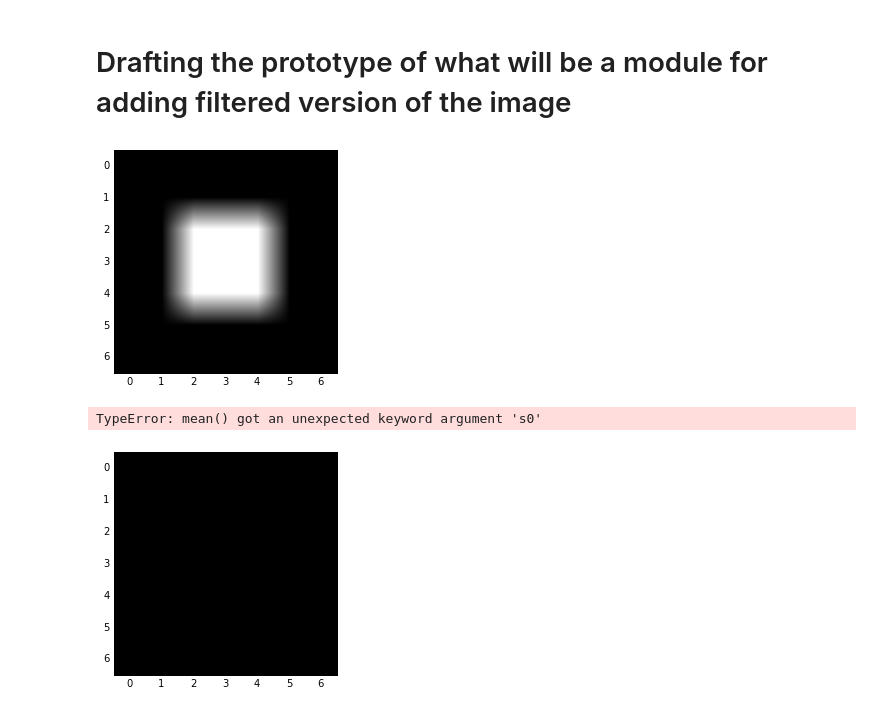
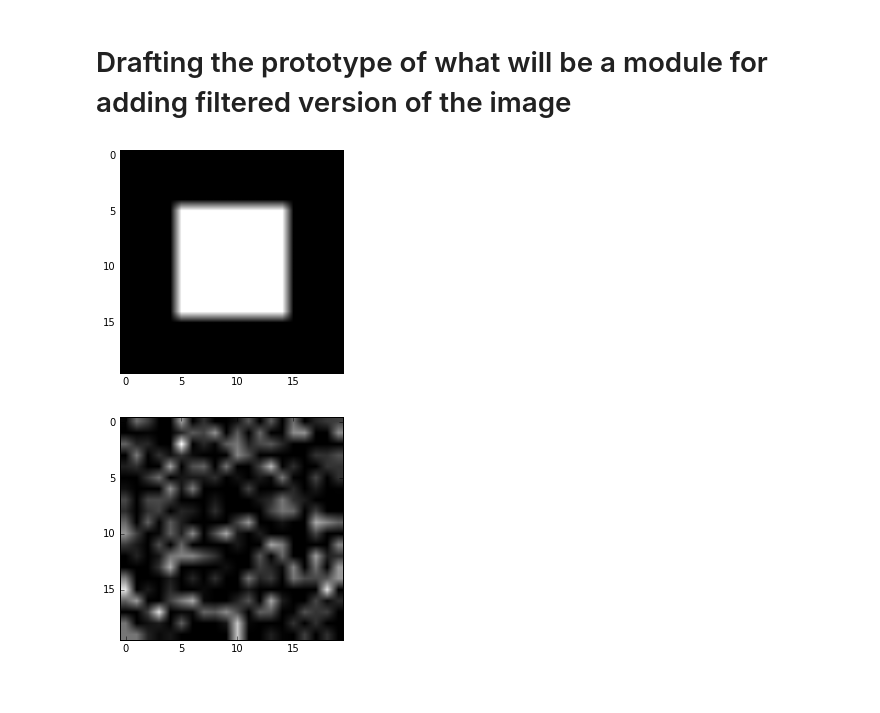
Before and after one commit to dani-lbnl/imageXDaugmentation, a Jupyter notebook: notebooks/filterbasedTransformation.ipynb, the cells around one changed output. Saved outputs shown, nothing was run; the diff lists cells and outputs as text; code cells hidden in the pictures.

```diff
--- a/notebooks/filterbasedTransformation.ipynb
+++ b/notebooks/filterbasedTransformation.ipynb
@@ -6,23 +6,16 @@
 import matplotlib.pyplot as plt
 import numpy as np
 
-image = np.zeros((7, 7), dtype=float)
-image[2:5, 2:5] = 1
+image = np.zeros((20, 20), dtype=float)
+image[5:15, 5:15] = 1
 image = image.astype(np.uint16)
 # %%
-plt.imshow(image,cmap='gray');
+plt.imshow(image,cmap='gray'); #an input image
 # %% [output]
-[figure, old version]
+[figure, new version]
-# %%
-from skimage.morphology import disk
-from skimage.filters.rank import mean
-#image = data.camera().astype(np.uint16)
-image = mean(image, disk(20), s0=10,s1=10)
-# %% [output]
-TypeError: mean() got an unexpected keyword argument 's0'
 # %%
-from skimage.filters.rank import noise_filter
-out = noise_filter(image, disk(2))
+import skimage
+out=skimage.util.random_noise(image, mode='gaussian', seed=None, clip=True)
 plt.imshow(out,cmap='gray');
 # %% [output]
-[figure, old version]
+[figure, new version]
```
Also changed, not shown: parts of 3 cells of this notebook, 1 other file.
